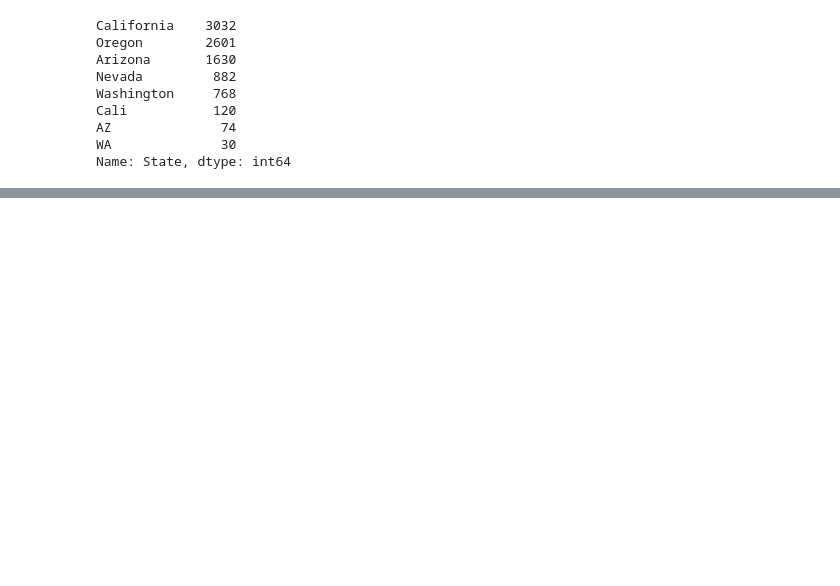
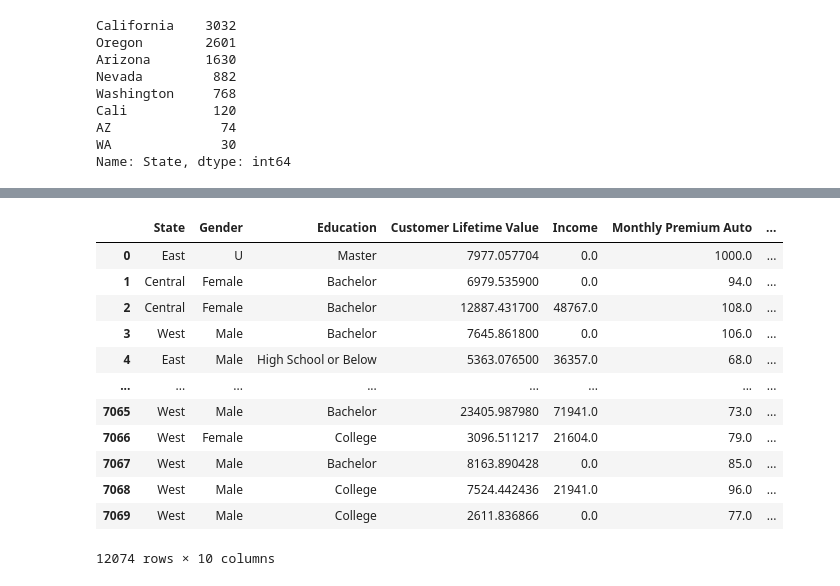
Before and after one commit to Louisa-Rudow/Case_Studies_Louisa, a Jupyter notebook: Customer_Analysis_Case_Study/Lab EDA_Round 1.ipynb, the cells around one changed output, grey strips where cells are left out. Drawn from its saved outputs; the diff is of its cells as text; code cells hidden in the pictures; blank space fills up the shorter version.

```diff
--- a/Customer_Analysis_Case_Study/Lab EDA_Round 1.ipynb
+++ b/Customer_Analysis_Case_Study/Lab EDA_Round 1.ipynb
@@ -257,4 +277,10 @@ ca_df.drop_duplicates()
 # %%
 #Replacing null values – Replace missing values with means of the column (for numerical columns)
 
-hk_df[hk_df['gender'].isna()==True] # checking rows that are null based on a specific column
+ca_df['Customer Lifetime Value'].fillna(np.mean(ca_df['Customer Lifetime Value']), inplace=True)
+# %%
+ca_df['Income'].fillna(np.mean(ca_df['Income']), inplace=True)
+# %%
+ca_df['Monthly Premium Auto'].fillna(np.mean(ca_df['Monthly Premium Auto']), inplace=True)
+# %%
+ca_df['Total Claim Amount'].fillna(np.mean(ca_df['Total Claim Amount']), inplace=True)
@@ -260,0 +308,30 @@ hk_df[hk_df['gender'].isna()==True] # checking rows that are null based on a spe
+# %%
+#Bucketing the data - Write a function to replace column "State" to different zones. California as West Region, Oregon as North West, and Washington as East, and Arizona and Nevada as Central
+
+def label_states (x):
+    if x in ['California']:
+        return 'West'
+    if x in ['Oregon']:
+        return 'North West'
+    if x in ['Washington']:
+        return 'East'
+    elif x in ['Arizona','Nevada']:
+        return 'Central'
+
+ca_df['State'] =  list(map(label_states,ca_df['State']))
+
+#insert function with list(map(lambda()))
+# %% [output]
+|  | State | Gender | Education | Customer Lifetime Value | Income | Monthly Premium Auto | ... |
+| 0 | East | U | Master | 7977.057704 | 0.0 | 1000.0 | ... |
+| 1 | Central | Female | Bachelor | 6979.535900 | 0.0 | 94.0 | ... |
+| 2 | Central | Female | Bachelor | 12887.431700 | 48767.0 | 108.0 | ... |
+| 3 | West | Male | Bachelor | 7645.861800 | 0.0 | 106.0 | ... |
+| 4 | East | Male | High School or Below | 5363.076500 | 36357.0 | 68.0 | ... |
+| ... | ... | ... | ... | ... | ... | ... | ... |
+| 7065 | West | Male | Bachelor | 23405.987980 | 71941.0 | 73.0 | ... |
+| 7066 | West | Female | College | 3096.511217 | 21604.0 | 79.0 | ... |
+| 7067 | West | Male | Bachelor | 8163.890428 | 0.0 | 85.0 | ... |
+| 7068 | West | Male | College | 7524.442436 | 21941.0 | 96.0 | ... |
+| 7069 | West | Male | College | 2611.836866 | 0.0 | 77.0 | ... |
+12074 rows × 10 columns
```
Also changed, not shown: parts of 12 cells of this notebook.
